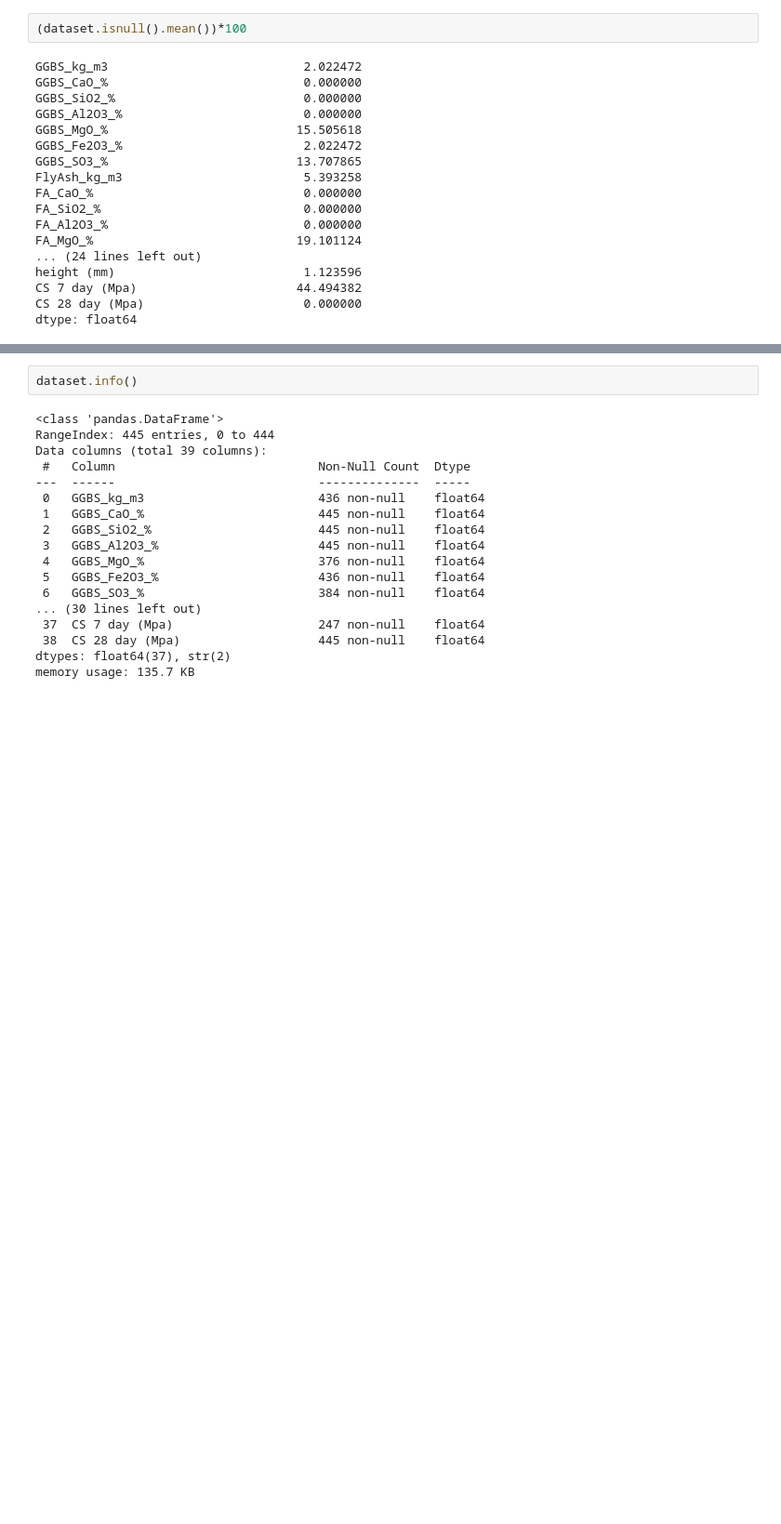
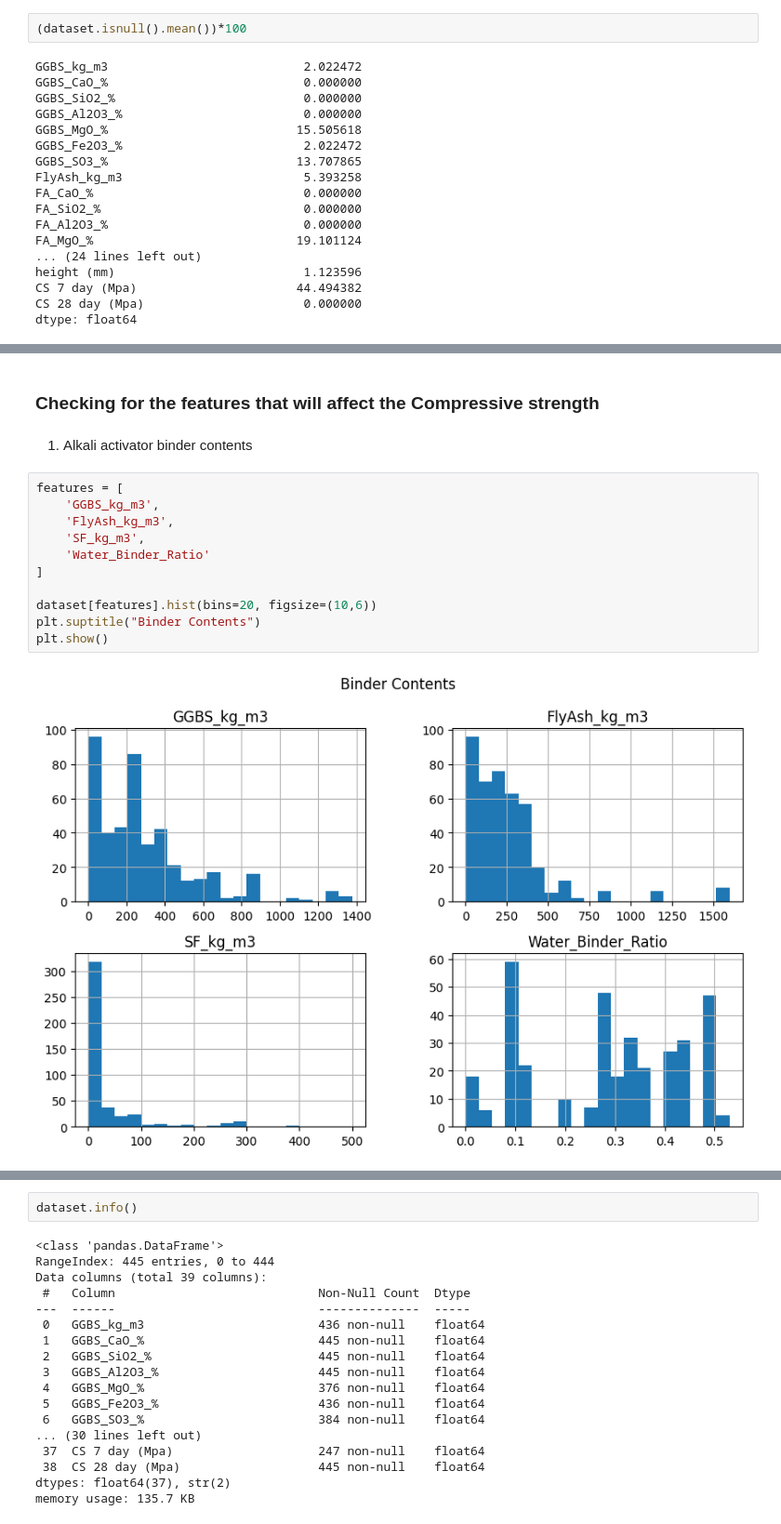
Before and after one commit to Prayash1432/Capstone-Final, a Jupyter notebook: Code.ipynb, the cells around one changed output, grey strips where cells are left out. Shown at 93% size. Drawn from its saved outputs; the diff is of its cells as text; blank space fills up the shorter version.

```diff
--- a/Code.ipynb
+++ b/Code.ipynb
@@ -206,0 +153,17 @@ dataset.sample(5)
+# %% [markdown]
+### Checking for the features that will affect the Compressive strength
+# %% [markdown]
+1) Alkali activator binder contents
+# %%
+features = [
+    'GGBS_kg_m3',
+    'FlyAsh_kg_m3',
+    'SF_kg_m3',
+    'Water_Binder_Ratio'
+]
+
+dataset[features].hist(bins=20, figsize=(10,6))
+plt.suptitle("Binder Contents")
+plt.show()
+# %% [output]
+[figure, added]
```
Also changed, not shown: parts of 136 cells of this notebook.
